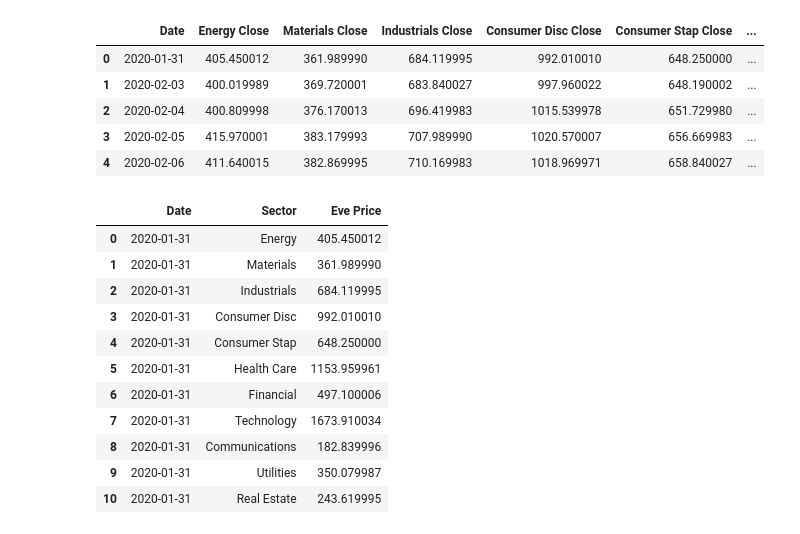
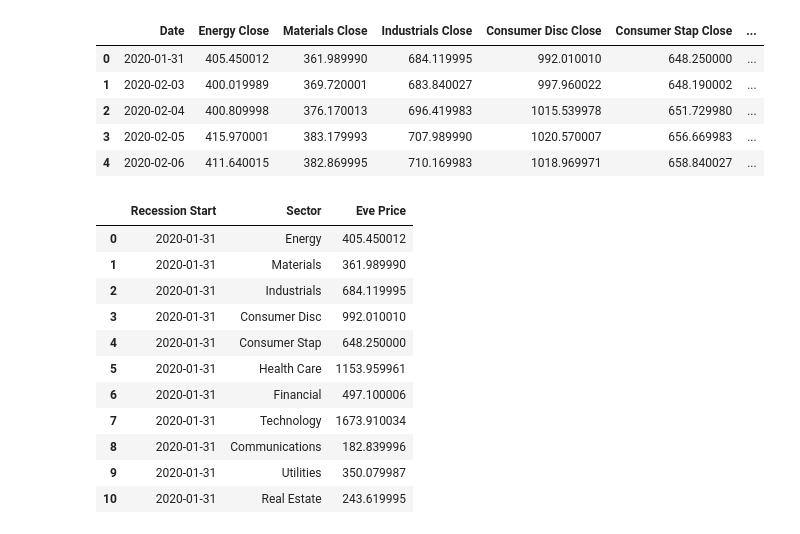
Before and after one commit to MAICATRAN/Group_Project1, a Jupyter notebook: Chris_Branch/Chris_Branch.ipynb, the cells around one changed output. Drawn from its saved outputs; the diff is of its cells as text; code cells hidden in the pictures.

```diff
--- a/Chris_Branch/Chris_Branch.ipynb
+++ b/Chris_Branch/Chris_Branch.ipynb
@@ -167,17 +130,28 @@ eve_date_list.append(eve_date)
-# %%
-Eve_Sector_df=pd.DataFrame({"Date":eve_date_list, "Sector":sectors_title, "Eve Price":eve_price})
-Eve_Sector_df
-# %% [output]
-|  | Date | Sector | Eve Price |
-| 0 | 2020-01-31 | Energy | 405.450012 |
-| 1 | 2020-01-31 | Materials | 361.989990 |
-| 2 | 2020-01-31 | Industrials | 684.119995 |
-| 3 | 2020-01-31 | Consumer Disc | 992.010010 |
-| 4 | 2020-01-31 | Consumer Stap | 648.250000 |
-| 5 | 2020-01-31 | Health Care | 1153.959961 |
-| 6 | 2020-01-31 | Financial | 497.100006 |
-| 7 | 2020-01-31 | Technology | 1673.910034 |
-| 8 | 2020-01-31 | Communications | 182.839996 |
-| 9 | 2020-01-31 | Utilities | 350.079987 |
-| 10 | 2020-01-31 | Real Estate | 243.619995 |
+# %%
+# Extract the closing price for each sector on the eve of the recession and its corresponding date.
+
+for sector in sectors_title:
+    try:
+        Price_Start = Combined_Sectors_df[f"{sector} Close"][0]
+        eve_price.append(Price_Start)
+        eve_date=Combined_Sectors_df["Date"][0]
+        eve_date_list.append(eve_date)
+    except KeyError:
+        eve_price.append("No Data")
+# %%
+Eve_Sector_df=pd.DataFrame({"Recession Start":eve_date_list, "Sector":sectors_title, "Eve Price":eve_price})
+Eve_Sector_df
+# %% [output]
+|  | Recession Start | Sector | Eve Price |
+| 0 | 2020-01-31 | Energy | 405.450012 |
+| 1 | 2020-01-31 | Materials | 361.989990 |
+| 2 | 2020-01-31 | Industrials | 684.119995 |
+| 3 | 2020-01-31 | Consumer Disc | 992.010010 |
+| 4 | 2020-01-31 | Consumer Stap | 648.250000 |
+| 5 | 2020-01-31 | Health Care | 1153.959961 |
+| 6 | 2020-01-31 | Financial | 497.100006 |
+| 7 | 2020-01-31 | Technology | 1673.910034 |
+| 8 | 2020-01-31 | Communications | 182.839996 |
+| 9 | 2020-01-31 | Utilities | 350.079987 |
+| 10 | 2020-01-31 | Real Estate | 243.619995 |
 # %%
```
Also changed, not shown: parts of 10 cells of this notebook, 13 other files.
